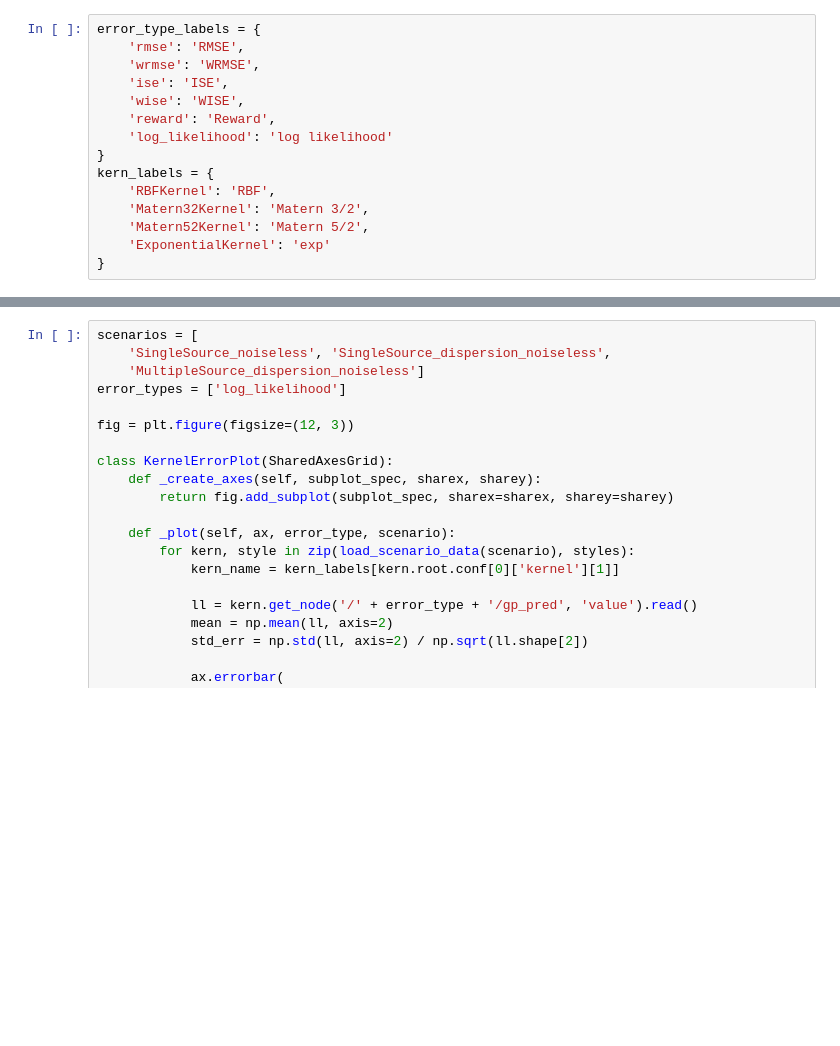
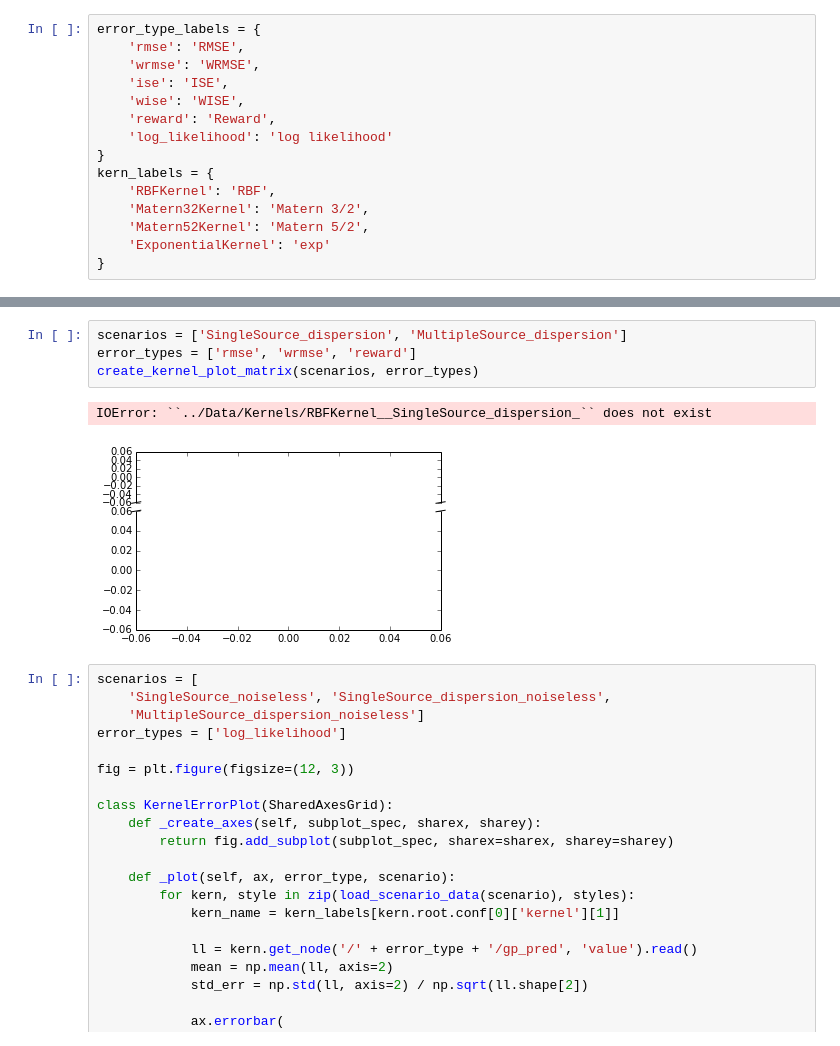
Before and after one commit to jgosmann/plume, a Jupyter notebook: notebooks/Kernels.ipynb, the cells around one changed output, grey strips where cells are left out. Drawn from its saved outputs; the diff is of its cells as text; blank space fills up the shorter version.

```diff
--- a/notebooks/Kernels.ipynb
+++ b/notebooks/Kernels.ipynb
@@ -96,3 +100,10 @@ ax_legend.legend(
+# %%
+scenarios = ['SingleSource_dispersion', 'MultipleSource_dispersion']
+error_types = ['rmse', 'wrmse', 'reward']
+create_kernel_plot_matrix(scenarios, error_types)
+# %% [output]
+IOError: ``../Data/Kernels/RBFKernel__SingleSource_dispersion_`` does not exist
+[figure, added]
 # %%
 scenarios = [
     'SingleSource_noiseless', 'SingleSource_dispersion_noiseless',
```
Also changed, not shown: parts of 3 cells of this notebook.
